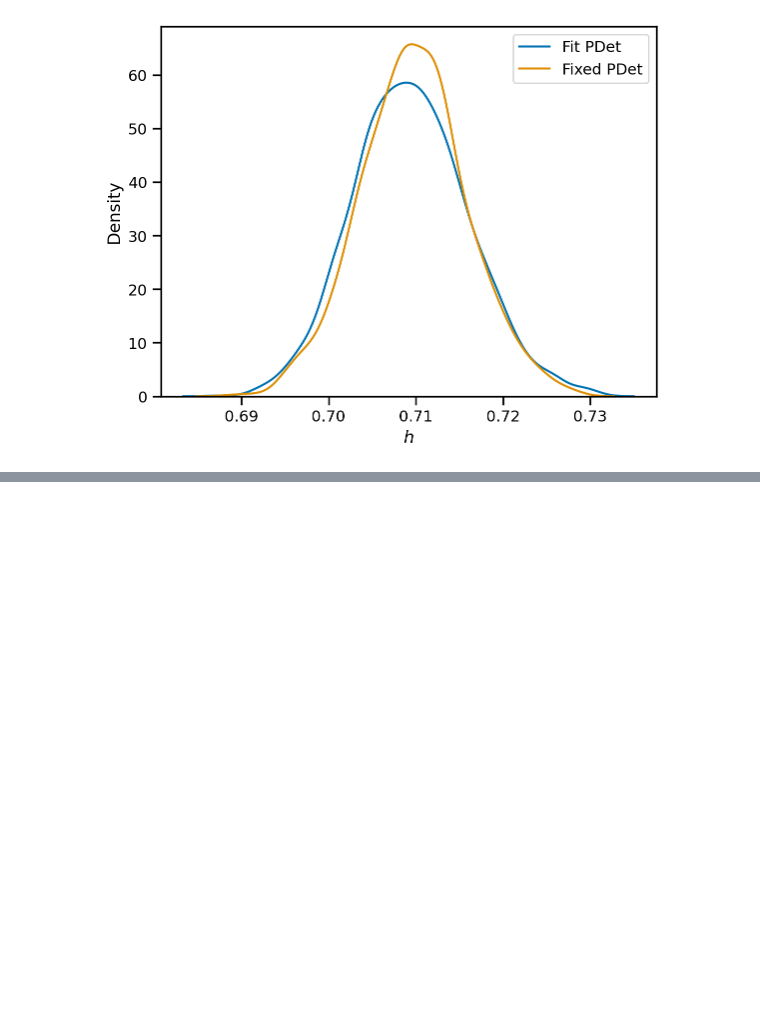
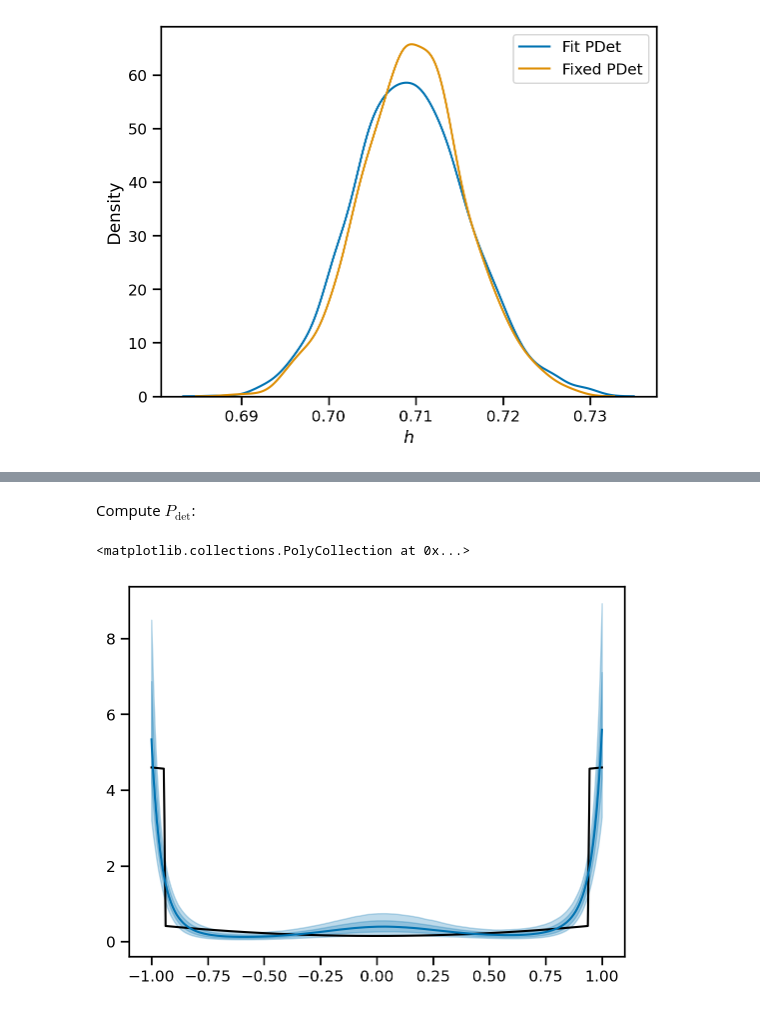
Before and after one commit to farr/BrightSirenInclinationSystematics, a Jupyter notebook: FullSimulation.ipynb, the cells around one changed output, grey strips where cells are left out. Saved outputs shown, nothing was run; the diff lists cells and outputs as text; code cells hidden in the pictures; blank space fills up the shorter version.

```diff
--- a/FullSimulation.ipynb
+++ b/FullSimulation.ipynb
@@ -211,0 +247,4 @@ Text(0.5, 0, '$h$')
+# %%
+N = 128
+with models.make_model(z_true[em_detected][1:N], Al[em_detected][1:N], Ar[em_detected][1:N], x_true, Ndraw, N_A=4) as top_hat_model:
+    top_hat_trace = pm.sample()
@@ -211,0 +258,2 @@ Text(0.5, 0, '$h$')
+# %% [markdown]
+Compute $P_\mathrm{det}$:
@@ -211,0 +262,11 @@ Text(0.5, 0, '$h$')
+# %%
+pd = top_hat_trace.posterior.P_det
+x = pd.coords['x']
+d = ['chain', 'draw']
+plt.plot(x, Pdet_top_hat(x), '-k', label='Truth')
+l, plt.plot(x, pd.median(dim=d), label='Fit')
+plt.fill_between(x, pd.quantile(0.84, dim=d), pd.quantile(0.16, dim=d), alpha=0.25, color=l.get_color())
+plt.fill_between(x, pd.quantile(0.975, dim=d), pd.quantile(0.025, dim=d), alpha=0.25, color=l.get_color())
+# %% [output]
+<matplotlib.collections.PolyCollection at 0x...>
+[figure, added]
```
Also changed, not shown: parts of 10 cells of this notebook, 1 other file.
